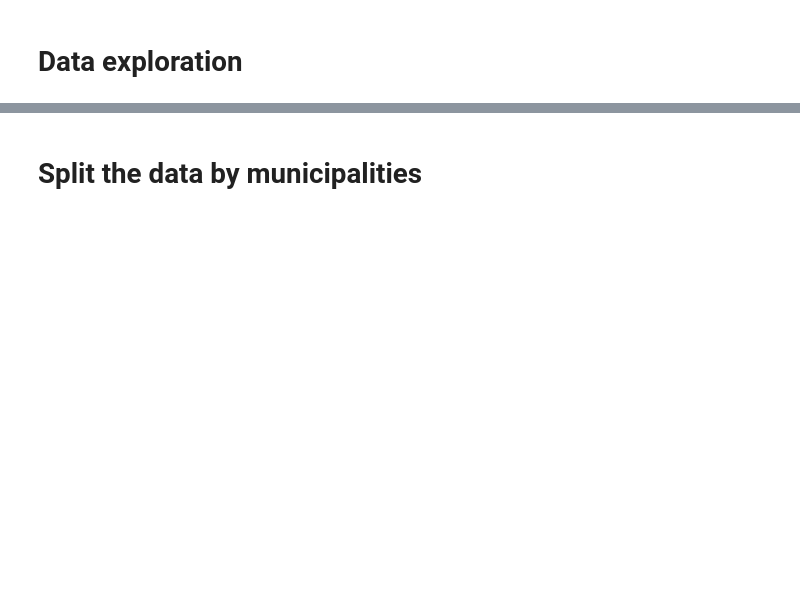
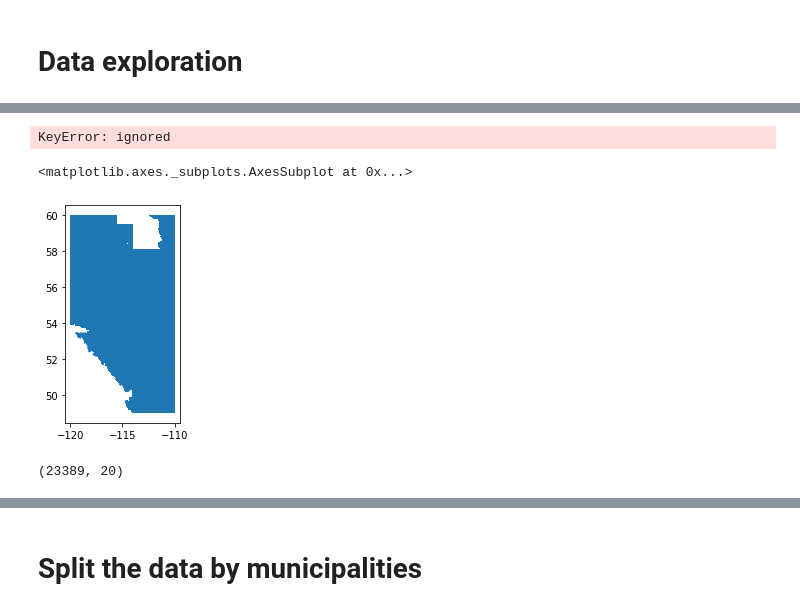
Before and after one commit to rennydoig/ssc22-case-comp, a Jupyter notebook: sonny_dir/A10_data_processing.ipynb, the cells around one changed output, grey strips where cells are left out. Saved outputs shown, nothing was run; the diff lists cells and outputs as text; code cells hidden in the pictures; blank space fills up the shorter version.

Commit message:
sonny E11 upload

```diff
--- a/sonny_dir/A10_data_processing.ipynb
+++ b/sonny_dir/A10_data_processing.ipynb
@@ -30,0 +157,80 @@ data.plot()
+# %%
+## Split, compute the weighted averages for the speeds, merge with the boundary data, convert the time columns, and rbind.
+
+years = ['2019', '2020', '2021']
+quarters = ['Q1', 'Q2', 'Q3', 'Q4']
+conn_types = ['fixed', 'mobile']
+
+yqs = []
+
+for y in years:
+    for q in quarters:
+        yqs.append(y + '-' + q)
+yqs
+
+province_names = ['Northwest Territories', 'Yukon', 'British Columbia',
+                  'Alberta', 'Saskatchewan', 'Manitoba', 'Ontario',
+                  'Newfoundland and Labrador', 'Quebec', 'New Brunswick',
+                  'Nova Scotia', 'Prince Edward Island', 'Nunavut']
+# %%
+## load the split data
+file_path = './' + province_names[3] + '/by_year_quarter/' + province_names[3]+'-'+yqs[0] + '.shp'
+p_file_load = gpd.read_file(file_path)
+
+## Extract only conn_type = 'fixed'
+p_file_load = p_file_load[p_file_load['conn_type']=='fixed']
+
+## change the download and upload speed's unit to mbps
+p_file_load['avg_d_mbps'] = p_file_load['avg_d_kbps'] / 1000
+p_file_load['avg_u_mbps'] = p_file_load['avg_u_kbps'] / 1000
+
+
+## make time column
+months = ['03-31', '06-30', '09-30', '12-31']
+p_file_load['month'] = p_file_load['quarter'].replace(quarters, months)
+p_file_load['time'] = p_file_load['year'] + '-' + p_file_load['month']
+p_file_load['time'] = pd.to_datetime(p_file_load['time'])
+
+## drop unused columns
+p_file_load = p_file_load[info_cols]
+p_file_load = p_file_load.drop(columns = ['year','month','quarter','avg_d_kbps', 'avg_u_kbps', 'DAUID'])
+
+## filter the boundary data accordingly
+pruid = str(p_file_load['PRUID'].unique()[0])
+b_file_load = muni[muni['PRUID']==pruid]
+b_file_load = b_file_load[['CSDUID','CSDNAME', 'CSDTYPE', 'geometry']]
+# b_file_load.head(5)
+
+## match the crs
+p_file = p_file_load.to_crs(4326)
+b_file = b_file_load.to_crs(4326)
+
+## perform .sjoin
+temp_merged = gpd.sjoin(p_file, b_file, how='left', predicate='intersects')
+print(temp_merged.shape)
+temp_merged.head(5)
+
+## compute the weighted average speeds
+test1 = w_avg(temp_merged, 'CSDUID', ['avg_d_mbps', 'avg_u_mbps', 'avg_lat_ms'])
+
+## Merge the rest of the info to the test1 df
+info_cols = ['time','CSDUID', 'CSDNAME', 'CSDTYPE', 'conn_type', 'geometry']
+info_df = temp_merged[info_cols]
+csd_dat = info_df.merge(test1, how='left', on='CSDUID')
+csd_dat.head(5)
+# %% [output]
+KeyError: ignored
+# %%
+import matplotlib.pyplot as plt
+temp_merged.plot()
+
+# fig, ax = plt.subplots(1,1, figsize=(20,20))
+
+# temp_merged.plot(column='avg_d_mbps', cmap='viridis', linewidth=0.5, ax=ax, edgecolor='0.1', legend=True)
+# %% [output]
+<matplotlib.axes._subplots.AxesSubplot at 0x...>
+[figure, added]
+# %%
+p_file_load.shape
+# %% [output]
+(23389, 20)
```
Also changed, not shown: parts of 22 cells of this notebook, 4 other files.
